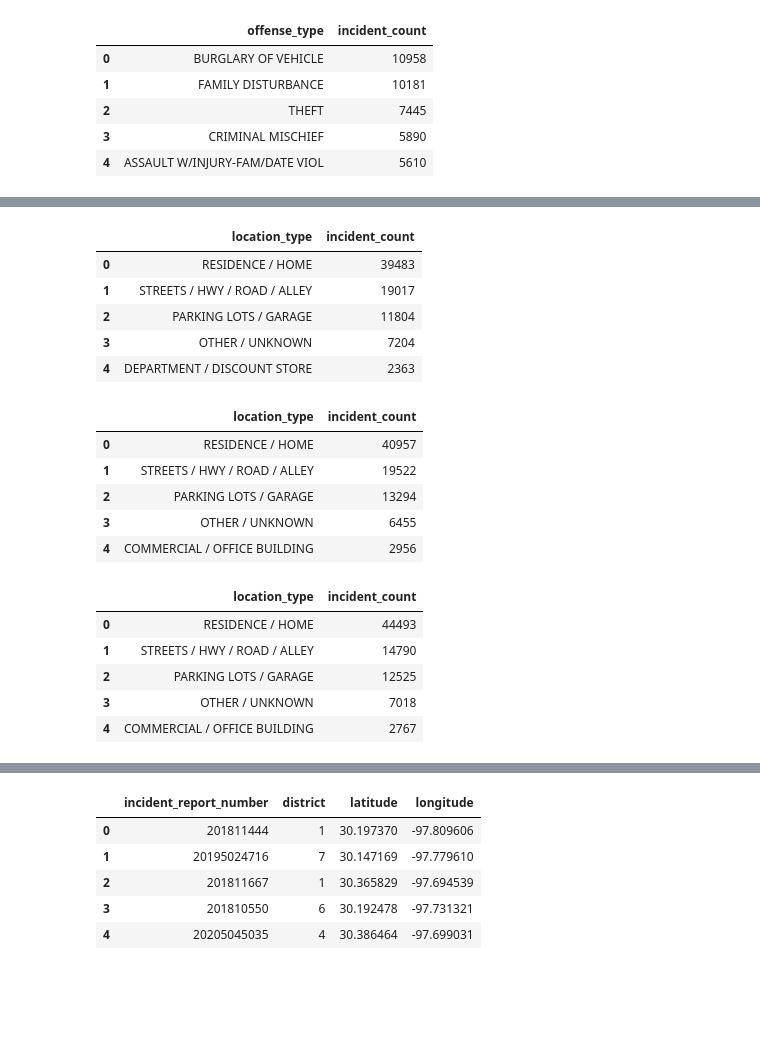
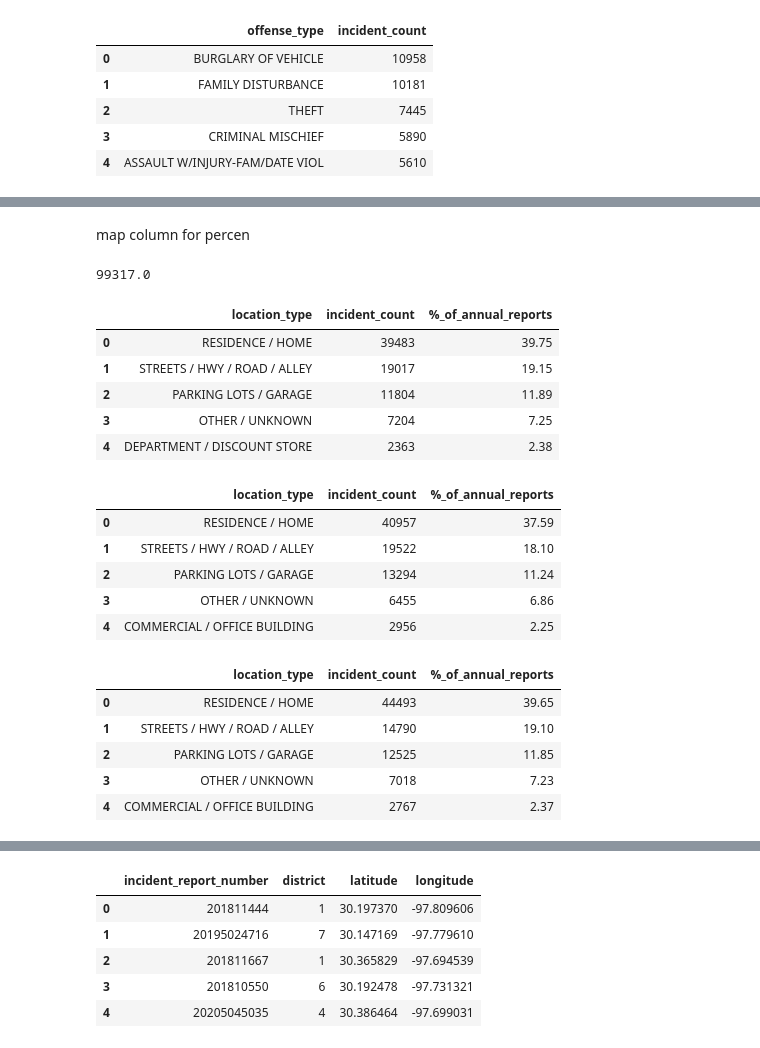
Before and after one commit to DonnieData/austin_crime_EDA, a Jupyter notebook: crime_data_EDA.ipynb, the cells around one changed output, grey strips where cells are left out. Drawn from its saved outputs; the diff is of its cells as text; code cells hidden in the pictures; blank space fills up the shorter version.

```diff
--- a/crime_data_EDA.ipynb
+++ b/crime_data_EDA.ipynb
@@ -133,29 +133,46 @@ def query_top_loc(year):
                             LIMIT 5
                             ;''')
 
-top_2018_loc = query_top_loc('2018')
-top_2019_loc = query_top_loc('2019')
-top_2020_loc = query_top_loc('2020')
+top_2018_loc_type = query_top_loc('2018')
+top_2019_loc_type = query_top_loc('2019')
+top_2020_loc_type = query_top_loc('2020')
-# %%
-top_2018_loc
-top_2019_loc
-top_2020_loc
-# %% [output]
-|  | location_type | incident_count |
-| 0 | RESIDENCE / HOME | 39483 |
-| 1 | STREETS / HWY / ROAD / ALLEY | 19017 |
-| 2 | PARKING LOTS / GARAGE | 11804 |
-| 3 | OTHER / UNKNOWN | 7204 |
-| 4 | DEPARTMENT / DISCOUNT STORE | 2363 |
-|  | location_type | incident_count |
-| 0 | RESIDENCE / HOME | 40957 |
-| 1 | STREETS / HWY / ROAD / ALLEY | 19522 |
-| 2 | PARKING LOTS / GARAGE | 13294 |
-| 3 | OTHER / UNKNOWN | 6455 |
-| 4 | COMMERCIAL / OFFICE BUILDING | 2956 |
-|  | location_type | incident_count |
-| 0 | RESIDENCE / HOME | 44493 |
-| 1 | STREETS / HWY / ROAD / ALLEY | 14790 |
-| 2 | PARKING LOTS / GARAGE | 12525 |
-| 3 | OTHER / UNKNOWN | 7018 |
-| 4 | COMMERCIAL / OFFICE BUILDING | 2767 |
+# %% [markdown]
+map column for percen
+# %%
+# extrac incident counts for the year
+incident_dict = incident_summary.loc['count'].to_dict()
+incident_dict['2018_incidents']
+# %% [output]
+99317.0
+# %%
+#create percentages columns
+top_2018_loc_type['%_of_annual_reports'] = top_2018_loc_type['incident_count']\
+                                                    .apply(lambda x: round((x/incident_dict['2018_incidents'])*100,2))
+top_2019_loc_type['%_of_annual_reports'] = top_2018_loc_type['incident_count']\
+                                                    .apply(lambda x: round((x/incident_dict['2019_incidents'])*100,2))
+top_2020_loc_type['%_of_annual_reports'] = top_2018_loc_type['incident_count']\
+                                                    .apply(lambda x: round((x/incident_dict['2020_incidents'])*100,2))
+# %%
+#review
+top_2018_loc_type
+top_2019_loc_type
+top_2020_loc_type
+# %% [output]
+|  | location_type | incident_count | %_of_annual_reports |
+| 0 | RESIDENCE / HOME | 39483 | 39.75 |
+| 1 | STREETS / HWY / ROAD / ALLEY | 19017 | 19.15 |
+| 2 | PARKING LOTS / GARAGE | 11804 | 11.89 |
+| 3 | OTHER / UNKNOWN | 7204 | 7.25 |
+| 4 | DEPARTMENT / DISCOUNT STORE | 2363 | 2.38 |
+|  | location_type | incident_count | %_of_annual_reports |
+| 0 | RESIDENCE / HOME | 40957 | 37.59 |
+| 1 | STREETS / HWY / ROAD / ALLEY | 19522 | 18.10 |
+| 2 | PARKING LOTS / GARAGE | 13294 | 11.24 |
+| 3 | OTHER / UNKNOWN | 6455 | 6.86 |
+| 4 | COMMERCIAL / OFFICE BUILDING | 2956 | 2.25 |
+|  | location_type | incident_count | %_of_annual_reports |
+| 0 | RESIDENCE / HOME | 44493 | 39.65 |
+| 1 | STREETS / HWY / ROAD / ALLEY | 14790 | 19.10 |
+| 2 | PARKING LOTS / GARAGE | 12525 | 11.85 |
+| 3 | OTHER / UNKNOWN | 7018 | 7.23 |
+| 4 | COMMERCIAL / OFFICE BUILDING | 2767 | 2.37 |
```
Also changed, not shown: parts of 11 cells of this notebook.
